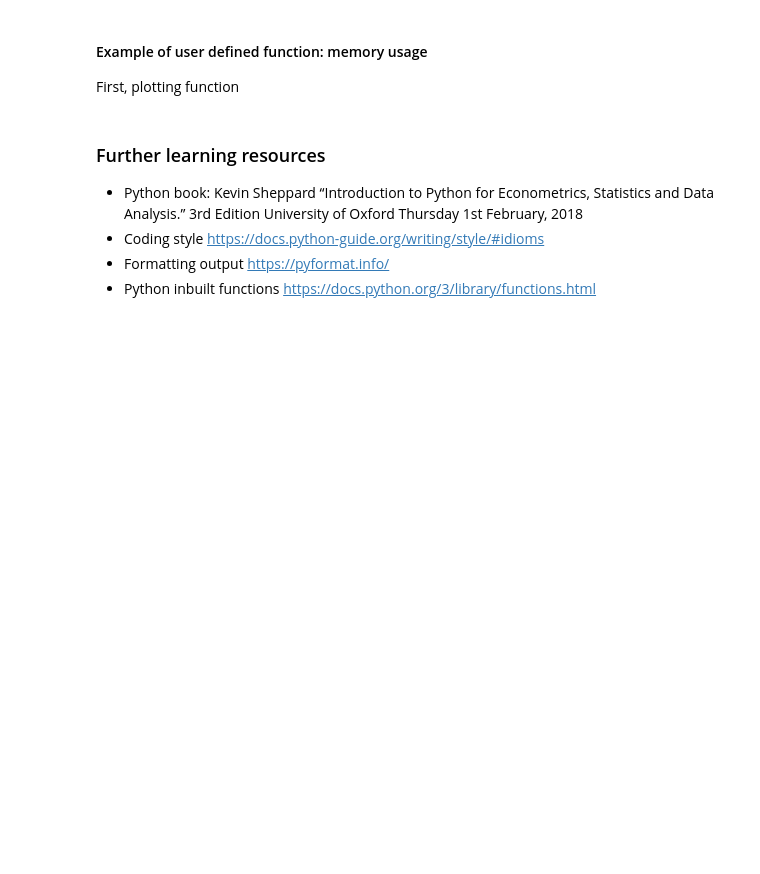
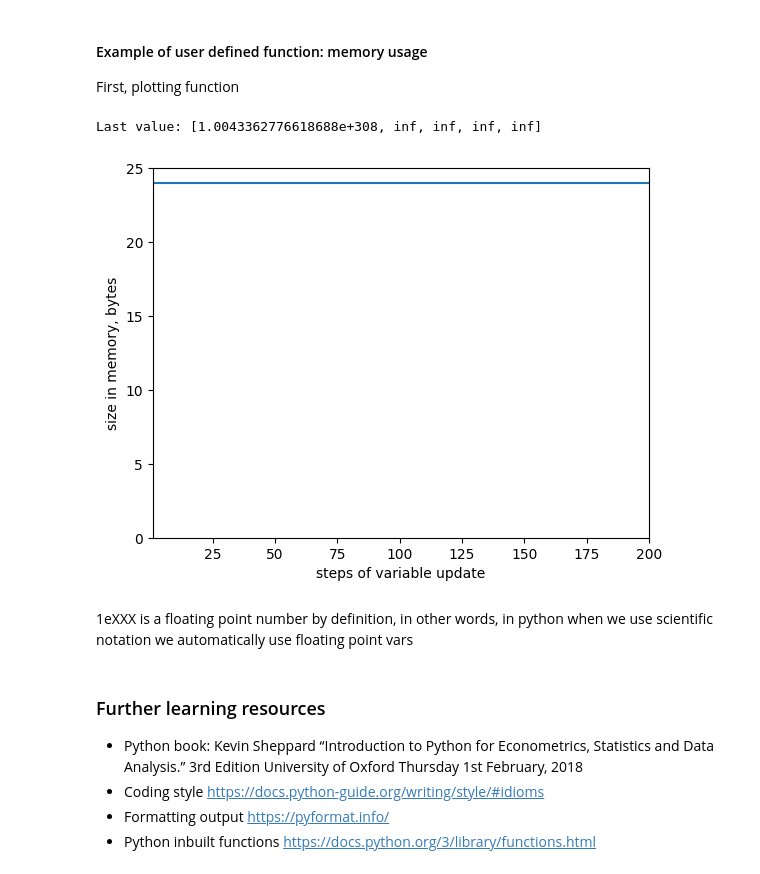
Before and after one commit to Matan-levintov/lectures-2021-s2, a Jupyter notebook: 05_python_flow.ipynb, the cells around one changed output. Cells and saved outputs as stored; diff of their text form; code cells hidden in the pictures; blank space fills up the shorter version.

```diff
--- a/05_python_flow.ipynb
+++ b/05_python_flow.ipynb
@@ -146,7 +146,7 @@ Algorithm:
 
 Exercise: how can the algorithm be improved?
 # %%
-upper = 1000
+upper = 10000
 primes = list(range(1,upper+1))  # all numbers between 1 and upper
 divisor = 1  # initial divisor
 while True:
@@ -168,21 +168,3 @@ Primes up to 1000 are: [1, 2, 3, 5, 7, 11, 13, 17, 19, 23, 29, 31, 37, 41, 43, 4
-# %%
-upper = 1000
-primes = list(range(1,upper+1))  # all numbers between 1 and upper
-divisor = 1  # initial divisor
-while True:
-    divisor+=1  # next divisor
-    if divisor>upper:  # checked all divisors (?)
-        break
-    if not divisor in primes:
-        continue  # skip divisor which is not itself prime
-    i=0
-    while i<len(primes):
-        if primes[i]!=divisor and primes[i]%divisor==0:
-            primes.remove(primes[i])  # remove, next is with the same index
-        else:
-            i+=1 # skip to go to next
-    # print("divisor %d:"%divisor,primes)
-print("Primes up to %d are:" % upper,primes)
 # %% [markdown]
 ### User defined functions
 
@@ -280,12 +262,17 @@ def memory_usage(var,grow,steps=10):
         d["y"].append(sys.getsizeof(var))
     return d
 # %%
-d=memory_usage(var='*',grow=lambda x: x+"*",steps=10)
+# d=memory_usage(var='*',grow=lambda x: x+"*",steps=10)
 # d=memory_usage(var='*',grow=lambda x: x*2,steps=10)
-# d=memory_usage(var=1,grow=lambda x: x*2,steps=200)
-# d=memory_usage(var=1e249,grow=lambda x: x*2,steps=200)
+# d=memory_usage(var=1,grow=lambda x: x*2,steps=10000)
+d=memory_usage(var=1e249,grow=lambda x: x*2,steps=200) #as we can see that memeory doesn't change, as we have seen before. becuase it's a float, and floats have a constent memory usage, that's why when we run it, we will have a vertical line
 print("Last value: %r"%d["v"][-5:])
 my_plot(d)
+# %% [output]
+Last value: [1.0043362776618688e+308, inf, inf, inf, inf]
+[figure, added]
+# %% [markdown]
+1eXXX is a floating point number by definition, in other words, in python when we use scientific notation we automatically use floating point vars
 # %% [markdown]
 ### Further learning resources
 
```
Also changed, not shown: parts of 1 cell of this notebook, 3 other files.
